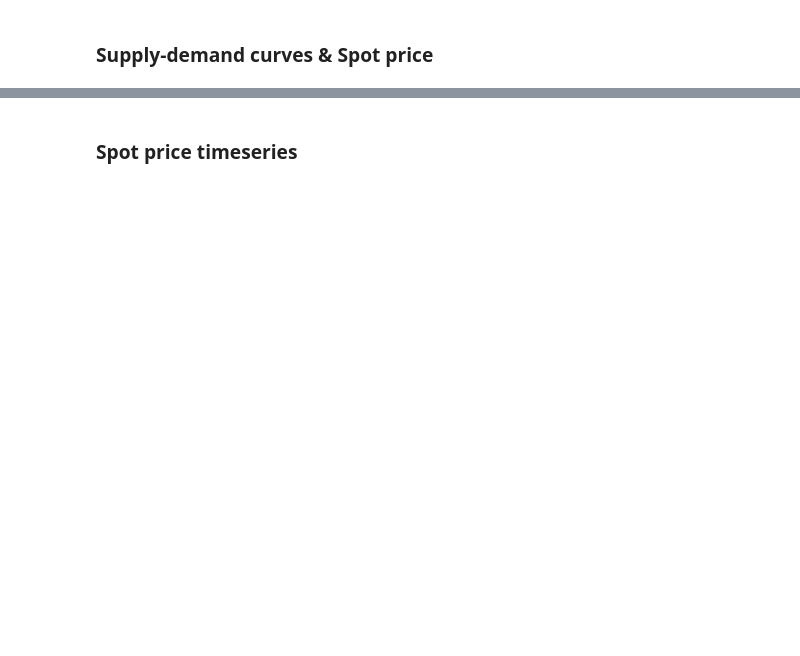
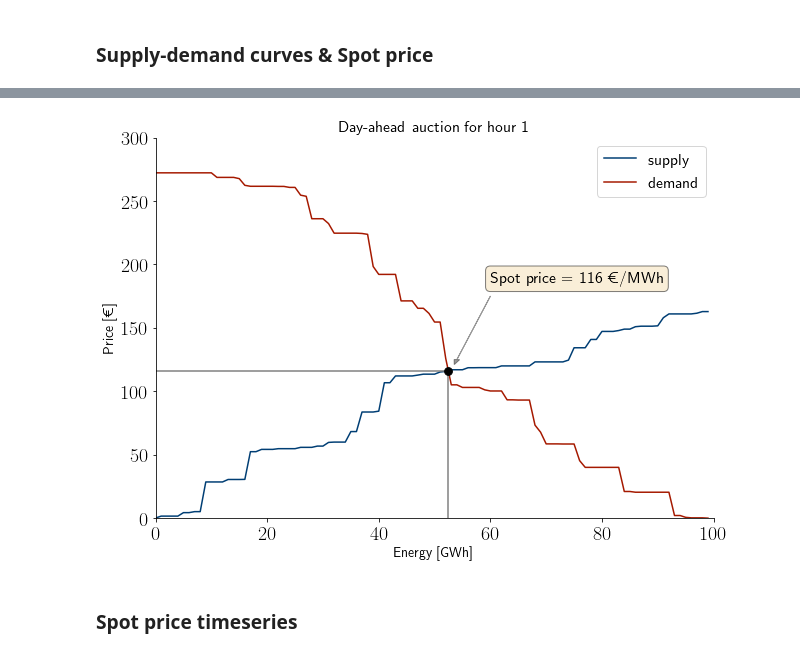
Before and after one commit to NonoMalpi/electricity, a Jupyter notebook: notebooks/auxiliary_graphs.ipynb, the cells around one changed output, grey strips where cells are left out. Saved outputs shown, nothing was run; the diff lists cells and outputs as text; code cells hidden in the pictures; blank space fills up the shorter version.

```diff
--- a/notebooks/auxiliary_graphs.ipynb
+++ b/notebooks/auxiliary_graphs.ipynb
@@ -16,33 +31,38 @@ s_d[s_d["demand"] <= s_d["supply"]].iloc[:5]
 # %%
+plt.rcParams['text.usetex'] = True
 fig, ax = plt.subplots(figsize=(10, 7))
 
-ax.plot(x_range, supply, label="supply", zorder=1)
-ax.plot(x_range, demand, label="demand", zorder=1)
+ax.plot(x_range, supply, label="supply", zorder=1, color=ImperialColors.blue.value)
+ax.plot(x_range, demand, label="demand", zorder=1, color=ImperialColors.brick.value)
 ax.axvline(x=52.4, color="grey", alpha=1, ymax=0.385, zorder=1)
 ax.axhline(y=116, color="grey", alpha=1, xmax=0.52, zorder=1)
 ax.scatter(x=52.375, y=116.2, label=None, zorder=2, color="black", marker="o", s=60)
 
 
 props = dict(boxstyle='round', facecolor='wheat', alpha=0.5)
 
-ax.text(0.6, 0.65, "Spot price = 116 €/MWh ", transform=ax.transAxes, fontsize=14,
+ax.text(0.6, 0.65, "Spot price = 116 €/MWh ", transform=ax.transAxes, fontsize=16,
         verticalalignment='top', bbox=props)
 
 ax.arrow(60, 175, -6, -50, head_width=1, head_length=4, fc='k', ec='k', alpha=0.4)
+ax.tick_params(axis='both', labelsize=20)
 
 
 ax.set_ylim(0, 300)
 ax.set_xlim(0, 100)
 
-ax.set_xlabel("Energy [MWh]", fontsize=12)
-ax.set_ylabel("Price [€]", fontsize=12)
+ax.set_xlabel("Energy [GWh]", fontsize=14)
+ax.set_ylabel("Price [€]", fontsize=14)
 ax.set_title("Day-ahead auction for hour 1", fontsize=16)
 
 
 ax.spines['right'].set_visible(False)
 ax.spines['top'].set_visible(False)
-ax.legend(prop={"size": 14})
+ax.legend(prop={"size": 16})
 fig.savefig("figures/hourly_auction.pdf")
+plt.rcParams['text.usetex'] = False
+# %% [output]
+[figure, added]
 # %% [markdown]
 ### Spot price timeseries
 # %%
```
Also changed, not shown: parts of 7 cells of this notebook.
